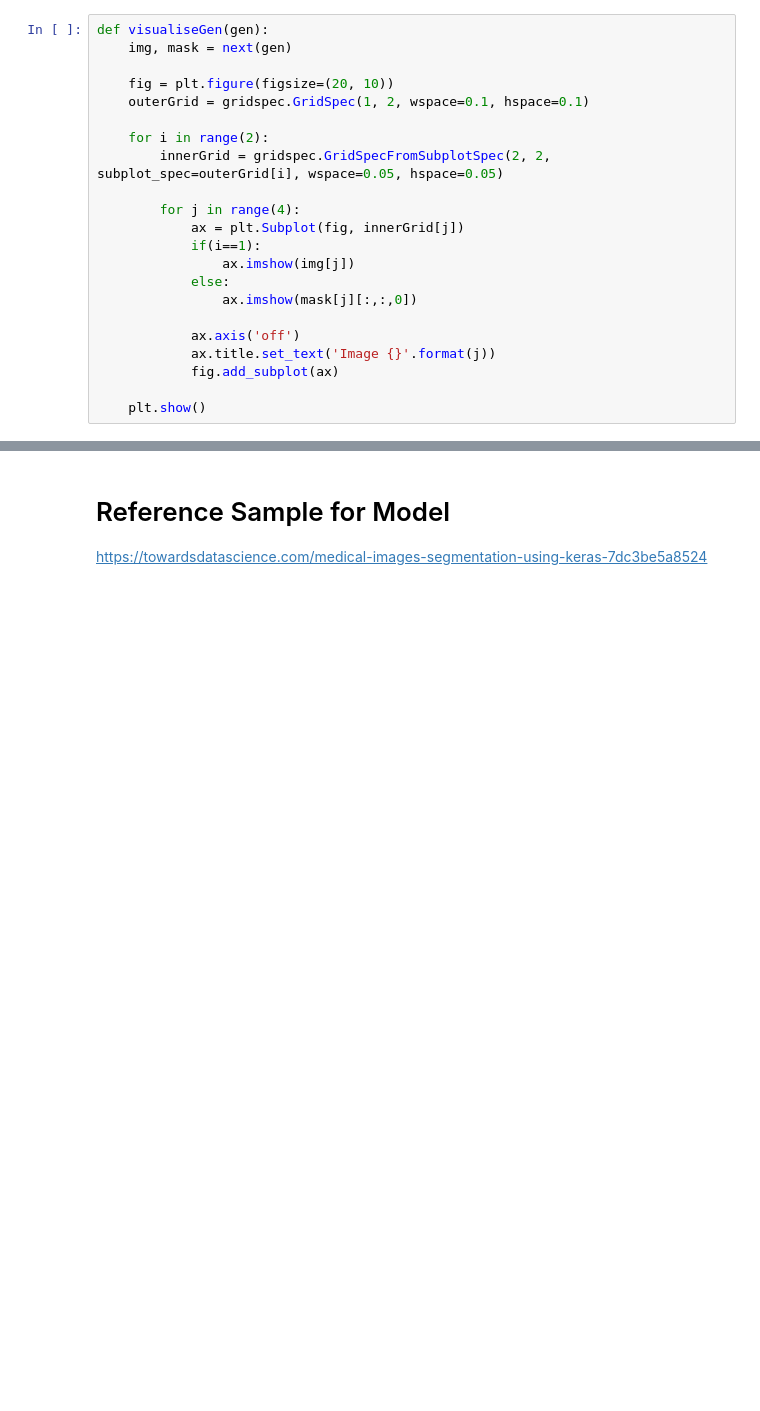
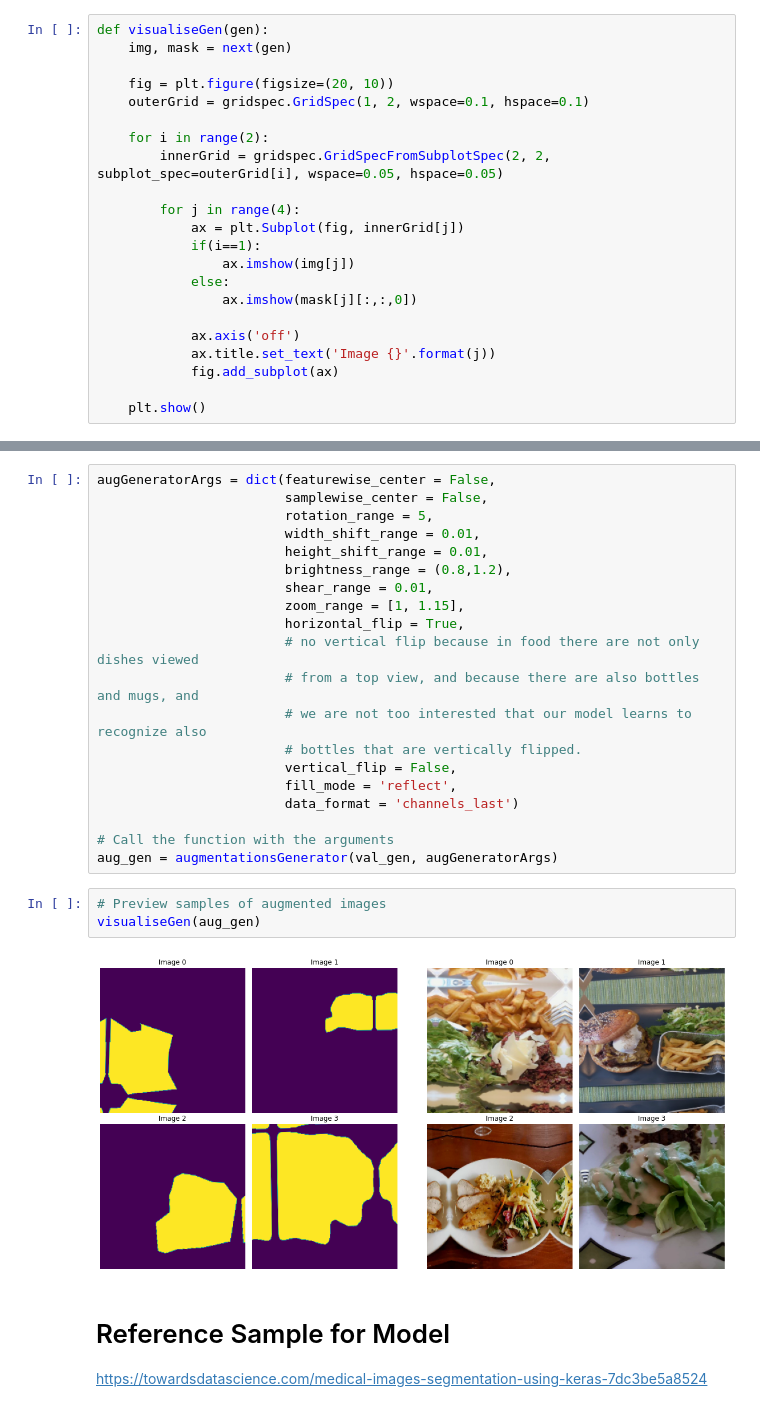
Before and after one commit to lucamarini22/food-recognition-challenge, a Jupyter notebook: food-recognition-challenge.ipynb, the cells around one changed output, grey strips where cells are left out. Saved outputs shown, nothing was run; the diff lists cells and outputs as text; blank space fills up the shorter version.

Commit message:
add data augmentation

```diff
--- a/food-recognition-challenge.ipynb
+++ b/food-recognition-challenge.ipynb
@@ -221,3 +251,28 @@ Number of images: 64
+# %%
+augGeneratorArgs = dict(featurewise_center = False,
+                        samplewise_center = False,
+                        rotation_range = 5,
+                        width_shift_range = 0.01,
+                        height_shift_range = 0.01,
+                        brightness_range = (0.8,1.2),
+                        shear_range = 0.01,
+                        zoom_range = [1, 1.15],
+                        horizontal_flip = True,
+                        # no vertical flip because in food there are not only dishes viewed
+                        # from a top view, and because there are also bottles and mugs, and
+                        # we are not too interested that our model learns to recognize also
+                        # bottles that are vertically flipped.
+                        vertical_flip = False,
+                        fill_mode = 'reflect',
+                        data_format = 'channels_last')
+
+# Call the function with the arguments
+aug_gen = augmentationsGenerator(val_gen, augGeneratorArgs)
+# %%
+# Preview samples of augmented images
+visualiseGen(aug_gen)
+# %% [output]
+[figure, added]
 # %% [markdown]
 # Reference Sample for Model
 
```
Also changed, not shown: parts of 6 cells of this notebook.
